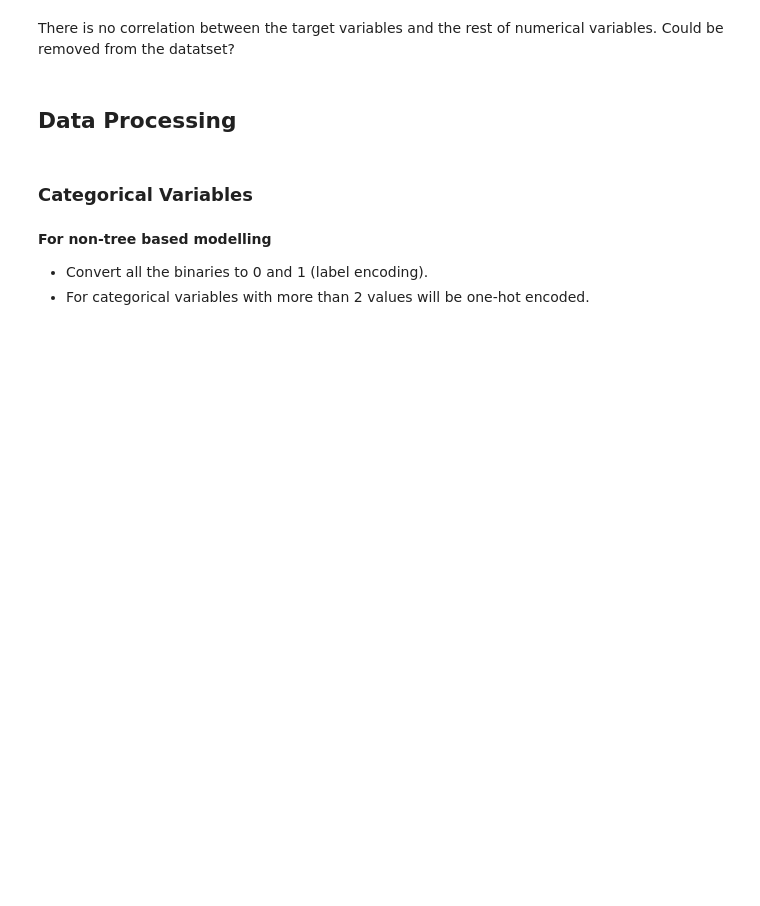
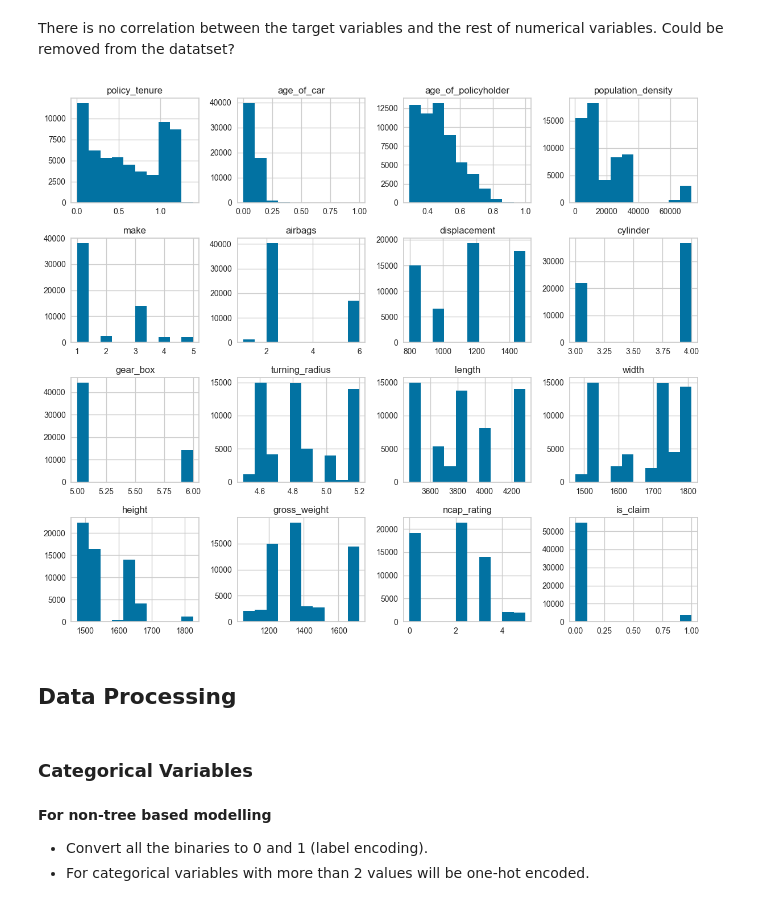
Before and after one commit to AI-13/Car-Insurance-Claim-Prediction, a Jupyter notebook: Car Insurance Claim Modelling 1.ipynb, the cells around one changed output. Drawn from its saved outputs; the diff is of its cells as text; code cells hidden in the pictures; blank space fills up the shorter version.

```diff
--- a/Car Insurance Claim Modelling 1.ipynb
+++ b/Car Insurance Claim Modelling 1.ipynb
@@ -256,5 +271,11 @@ plt.show()# Visualizing the correlation using heatmaps from seaborn library
 # %% [markdown]
 There is no correlation between the target variables and the rest of numerical variables. Could be removed from the datatset?
+# %%
+DF.hist(figsize=(12, 10))
+plt.tight_layout()  # Adjust the spacing between subplots
+plt.show()
+# %% [output]
+[figure, added]
 # %% [markdown]
 ## Data Processing
 # %% [markdown]
```
Also changed, not shown: parts of 53 cells of this notebook, 1 other file.
